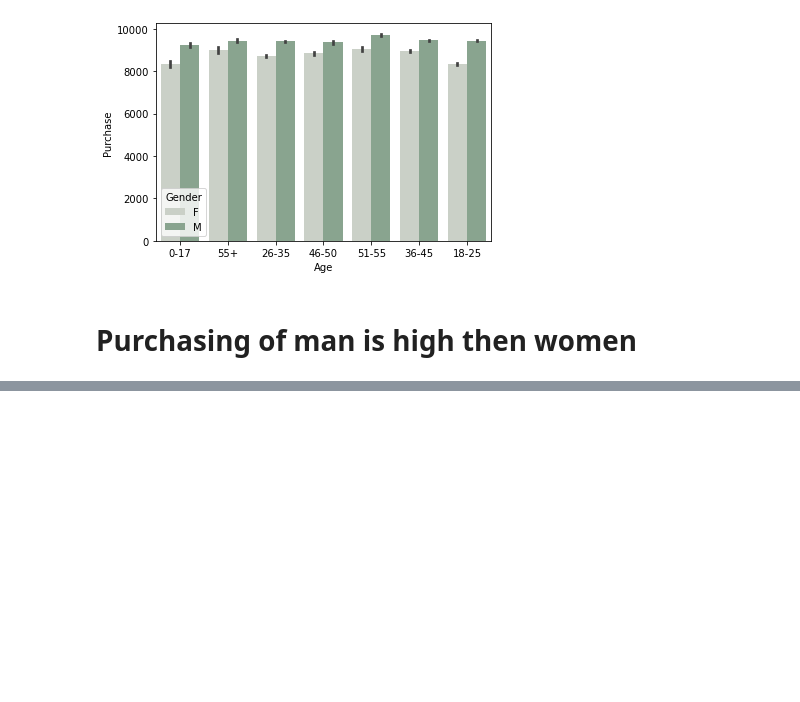
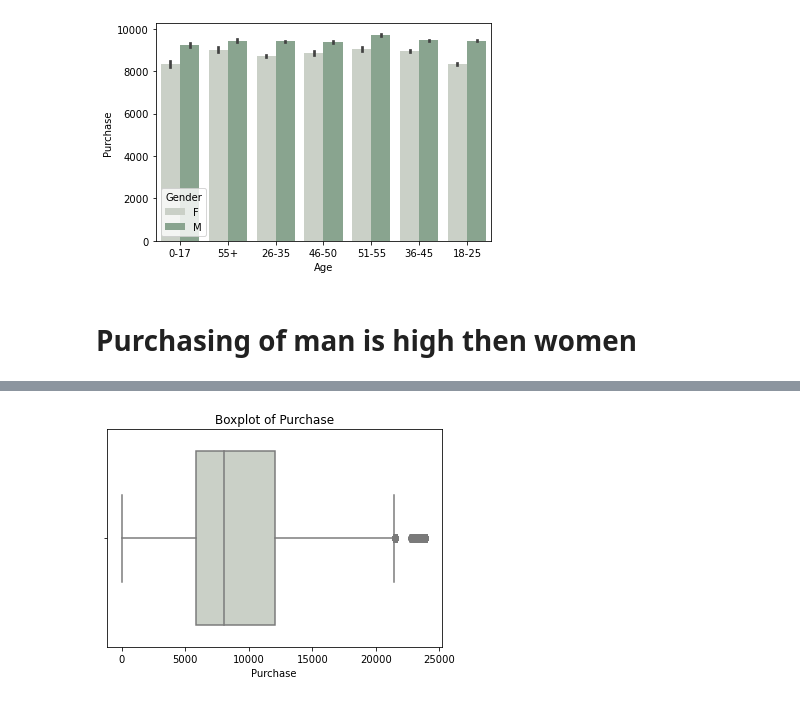
Before and after one commit to YashAnkleshwariya/Machine_Leaning_Projects, a Jupyter notebook: Black Friday Sales Pridiction/EDA & Solution with Feature Engineering.ipynb, the cells around one changed output, grey strips where cells are left out. Cells and saved outputs as stored; diff of their text form; code cells hidden in the pictures; blank space fills up the shorter version.

```diff
--- a/Black Friday Sales Pridiction/EDA & Solution with Feature Engineering.ipynb
+++ b/Black Friday Sales Pridiction/EDA & Solution with Feature Engineering.ipynb
@@ -173,0 +183,6 @@ sns.barplot('Product_Category_3','Purchase',hue='Gender',data=train)
+# %%
+sns.boxplot(train["Purchase"])
+plt.title("Boxplot of Purchase")
+plt.show()
+# %% [output]
+[figure, added]
```
Also changed, not shown: parts of 52 cells of this notebook.
